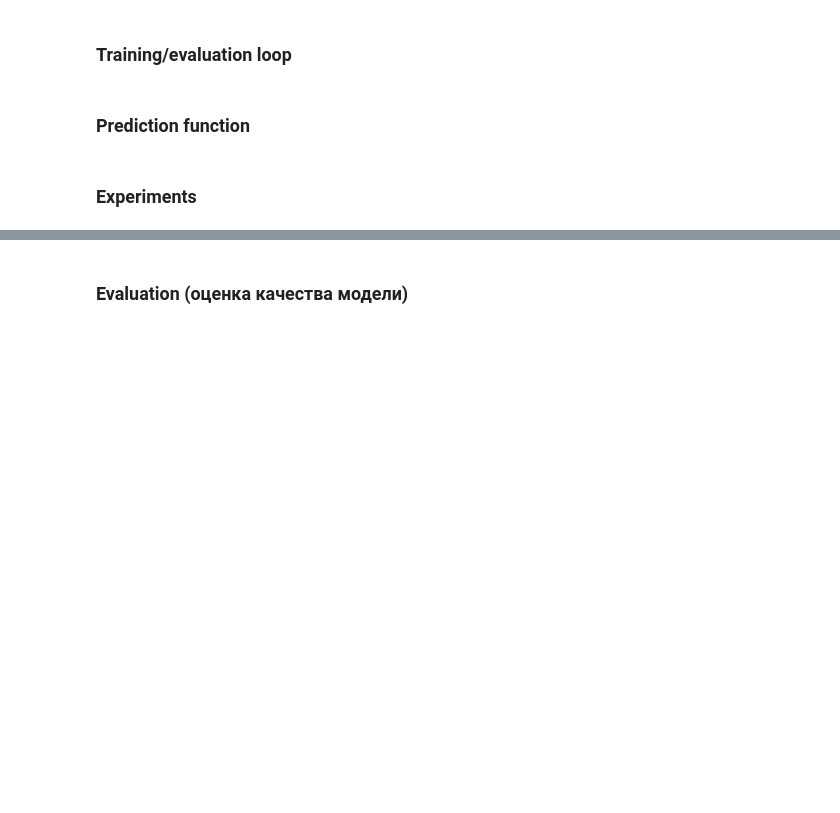
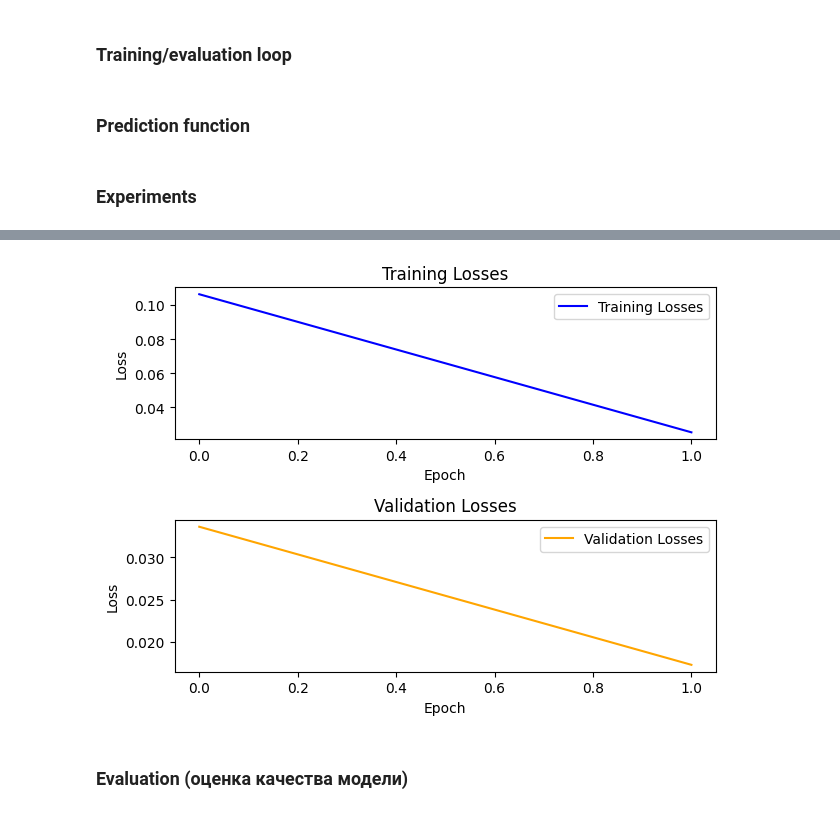
Before and after one commit to EgorLeMeilleur/BMP-mouse-PSU, a Jupyter notebook: main.ipynb, the cells around one changed output, grey strips where cells are left out. Saved outputs shown, nothing was run; the diff lists cells and outputs as text; code cells hidden in the pictures; blank space fills up the shorter version.

```diff
--- a/main.ipynb
+++ b/main.ipynb
@@ -95,7 +95,7 @@ train, val = train_test_split(train_df, test_size=0.1 , random_state=42)
 size = (572, 572)
 mean=[0.485, 0.456, 0.406]
 std=[0.229, 0.224, 0.225]
-batch_size = 8
+batch_size = 2
 
 transform_image = transforms.Compose([transforms.Resize(size), transforms.ToTensor(), transforms.Normalize(mean=mean, std=std)])
 
@@ -253,7 +253,7 @@ class UNET(nn.Module):
 # %%
 model = UNET(in_chnls = 3, n_classes = 1).to(device)
 # %%
-num_epochs = 40
+num_epochs = 2
 learning_rate = 0.001
 optimizer = optim.Adamax(model.parameters(), lr=learning_rate)
 criterion = nn.BCEWithLogitsLoss()
@@ -274,3 +274,4 @@ plt.title('Validation Losses')
 plt.legend()
 plt.tight_layout()
 plt.show()
+# %% [output]
@@ -277,3 +280,4 @@ plt.show()
+[figure, added]
 # %% [markdown]
 ### Evaluation (оценка качества модели)
 # %%
```
Also changed, not shown: parts of 3 cells of this notebook.
